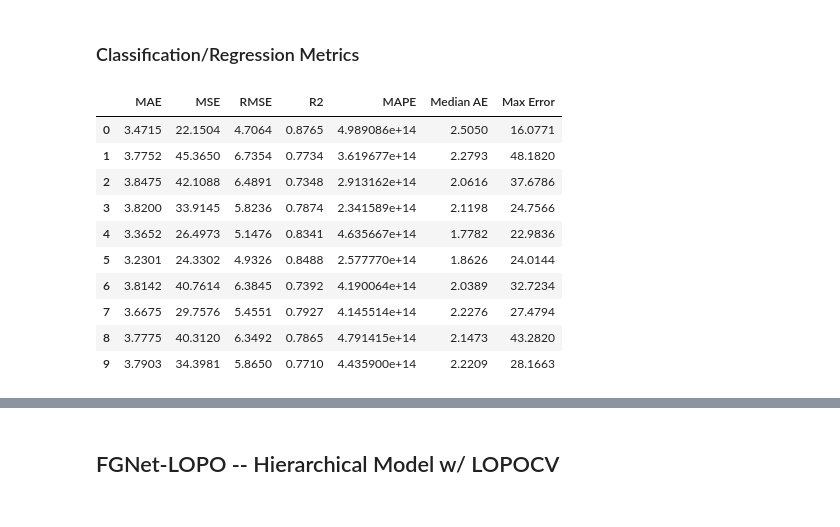
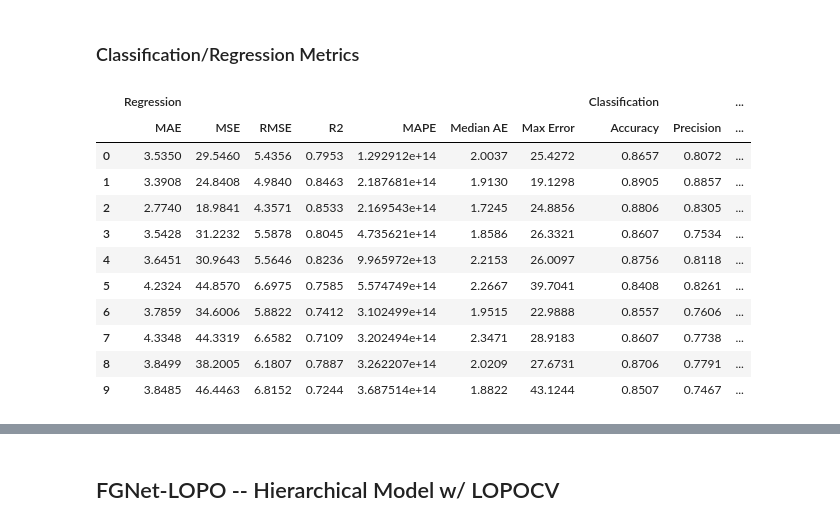
Before and after one commit to michael-suggs/py-FGNET, a Jupyter notebook: arsh_model_validation.ipynb, the cells around one changed output, grey strips where cells are left out. Cells and saved outputs as stored; diff of their text form; code cells hidden in the pictures.

```diff
--- a/arsh_model_validation.ipynb
+++ b/arsh_model_validation.ipynb
@@ -172,8 +179,7 @@ for i in range(10):
 # %%
 from sklearn import metrics as m
 
-
-def calculate_metrics(model_metrics):
+def calculate_metrics(model_metrics, multi_class=False):
     clf_metrics = {
         'Accuracy': [],
         'Precision': [],
@@ -182,52 +188,61 @@ def calculate_metrics(model_metrics):
         'Jaccard': [],
     }
 
     reg_metrics = {
         "MAE": [],
         "MSE": [],
         "RMSE": [],
         "R2": [],
         "MAPE": [],
         "Median AE": [],
         "Max Error": [],
     }
 
-    for epoch, metrics in model_metrics.items():
+    for _, metrics in model_metrics.items():
         clf_true, clf_pred = metrics["clf_true"], metrics["clf_pred"]
         reg_true, reg_pred = metrics["reg_true"], metrics["reg_pred"]
 
-        clf_metrics["Accuracy"].append(m.accuracy_score(clf_true, clf_pred))
-        clf_metrics["Precision"].append(m.precision_score(clf_true, clf_pred))
-        clf_metrics["Recall"].append(m.recall_score(clf_true, clf_pred))
-        clf_metrics["F1 Score"].append(m.f1_score(clf_true, clf_pred))
-        clf_metrics["Jaccard"].append(m.jaccard_score(clf_true, clf_pred))
+        if not multi_class:
+            clf_metrics["Accuracy"].append(m.accuracy_score(clf_true, clf_pred))
+            clf_metrics["Precision"].append(m.precision_score(clf_true, clf_pred))
+            clf_metrics["Recall"].append(m.recall_score(clf_true, clf_pred))
+            clf_metrics["F1 Score"].append(m.f1_score(clf_true, clf_pred))
+            clf_metrics["Jaccard"].append(m.jaccard_score(clf_true, clf_pred))
+
+        else:
+            clf_metrics["Accuracy"].append(m.accuracy_score(clf_true, clf_pred))
+            clf_metrics["Precision"].append(m.precision_score(clf_true, clf_pred, average=None))
+            clf_metrics["Recall"].append(m.recall_score(clf_true, clf_pred, average=None))
+            clf_metrics["F1 Score"].append(m.f1_score(clf_true, clf_pred, average=None))
+            clf_metrics["Jaccard"].append(m.jaccard_score(clf_true, clf_pred, average=None))
 
         reg_metrics["MAE"].append(m.mean_absolute_error(reg_true, reg_pred))
         reg_metrics["MSE"].append(m.mean_squared_error(reg_true, reg_pred))
         reg_metrics["RMSE"].append(m.mean_squared_error(reg_true, reg_pred, squared=False))
         reg_metrics["R2"].append(m.r2_score(reg_true, reg_pred))
         reg_metrics["MAPE"].append(m.mean_absolute_percentage_error(reg_true, reg_pred))
         reg_metrics["Median AE"].append(m.median_absolute_error(reg_true, reg_pred))
         reg_metrics["Max Error"].append(m.max_error(reg_true, reg_pred))
 
+
+
     clf_metrics = pd.DataFrame(clf_metrics).round(4)
     reg_metrics = pd.DataFrame(reg_metrics).round(4)
 
-    return clf_metrics, reg_metrics
+    return pd.concat({'Regression': reg_metrics, 'Classification': clf_metrics}, axis=1)
 
 
-clf_metrics, reg_metrics = calculate_metrics(model_metrics)
+calculate_metrics(model_metrics)
+# %% [output]
+|  | Regression |  |  |  |  |  |  | Classification |  | ... |
+|  | MAE | MSE | RMSE | R2 | MAPE | Median AE | Max Error | Accuracy | Precision | ... |
+| 0 | 3.5350 | 29.5460 | 5.4356 | 0.7953 | 1.292912e+14 | 2.0037 | 25.4272 | 0.8657 | 0.8072 | ... |
+| 1 | 3.3908 | 24.8408 | 4.9840 | 0.8463 | 2.187681e+14 | 1.9130 | 19.1298 | 0.8905 | 0.8857 | ... |
+| 2 | 2.7740 | 18.9841 | 4.3571 | 0.8533 | 2.169543e+14 | 1.7245 | 24.8856 | 0.8806 | 0.8305 | ... |
+| 3 | 3.5428 | 31.2232 | 5.5878 | 0.8045 | 4.735621e+14 | 1.8586 | 26.3321 | 0.8607 | 0.7534 | ... |
+| 4 | 3.6451 | 30.9643 | 5.5646 | 0.8236 | 9.965972e+13 | 2.2153 | 26.0097 | 0.8756 | 0.8118 | ... |
+| 5 | 4.2324 | 44.8570 | 6.6975 | 0.7585 | 5.574749e+14 | 2.2667 | 39.7041 | 0.8408 | 0.8261 | ... |
+| 6 | 3.7859 | 34.6006 | 5.8822 | 0.7412 | 3.102499e+14 | 1.9515 | 22.9888 | 0.8557 | 0.7606 | ... |
+| 7 | 4.3348 | 44.3319 | 6.6582 | 0.7109 | 3.202494e+14 | 2.3471 | 28.9183 | 0.8607 | 0.7738 | ... |
+| 8 | 3.8499 | 38.2005 | 6.1807 | 0.7887 | 3.262207e+14 | 2.0209 | 27.6731 | 0.8706 | 0.7791 | ... |
+| 9 | 3.8485 | 46.4463 | 6.8152 | 0.7244 | 3.687514e+14 | 1.8822 | 43.1244 | 0.8507 | 0.7467 | ... |
-# %%
-reg_metrics
-# %% [output]
-|  | MAE | MSE | RMSE | R2 | MAPE | Median AE | Max Error |
-| 0 | 3.4715 | 22.1504 | 4.7064 | 0.8765 | 4.989086e+14 | 2.5050 | 16.0771 |
-| 1 | 3.7752 | 45.3650 | 6.7354 | 0.7734 | 3.619677e+14 | 2.2793 | 48.1820 |
-| 2 | 3.8475 | 42.1088 | 6.4891 | 0.7348 | 2.913162e+14 | 2.0616 | 37.6786 |
-| 3 | 3.8200 | 33.9145 | 5.8236 | 0.7874 | 2.341589e+14 | 2.1198 | 24.7566 |
-| 4 | 3.3652 | 26.4973 | 5.1476 | 0.8341 | 4.635667e+14 | 1.7782 | 22.9836 |
-| 5 | 3.2301 | 24.3302 | 4.9326 | 0.8488 | 2.577770e+14 | 1.8626 | 24.0144 |
-| 6 | 3.8142 | 40.7614 | 6.3845 | 0.7392 | 4.190064e+14 | 2.0389 | 32.7234 |
-| 7 | 3.6675 | 29.7576 | 5.4551 | 0.7927 | 4.145514e+14 | 2.2276 | 27.4794 |
-| 8 | 3.7775 | 40.3120 | 6.3492 | 0.7865 | 4.791415e+14 | 2.1473 | 43.2820 |
-| 9 | 3.7903 | 34.3981 | 5.8650 | 0.7710 | 4.435900e+14 | 2.2209 | 28.1663 |
```
Also changed, not shown: parts of 17 cells of this notebook, 2 other files.
